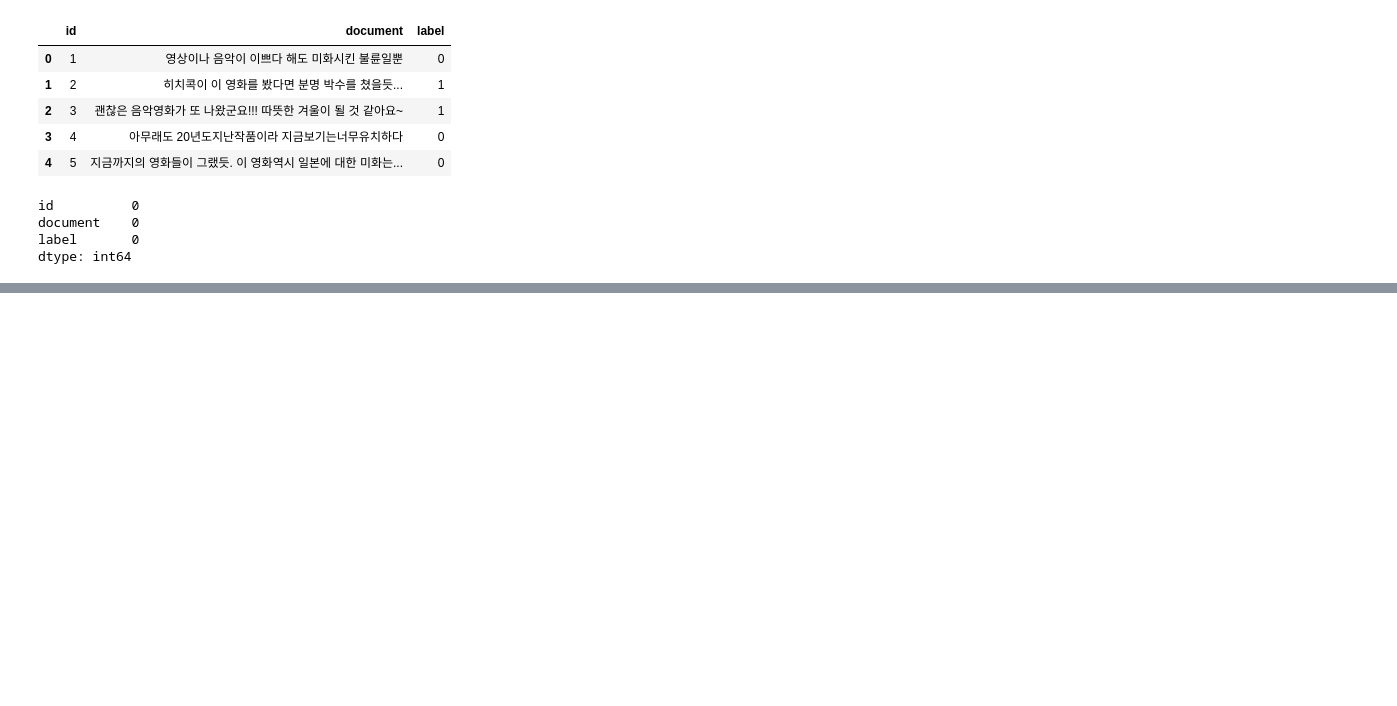
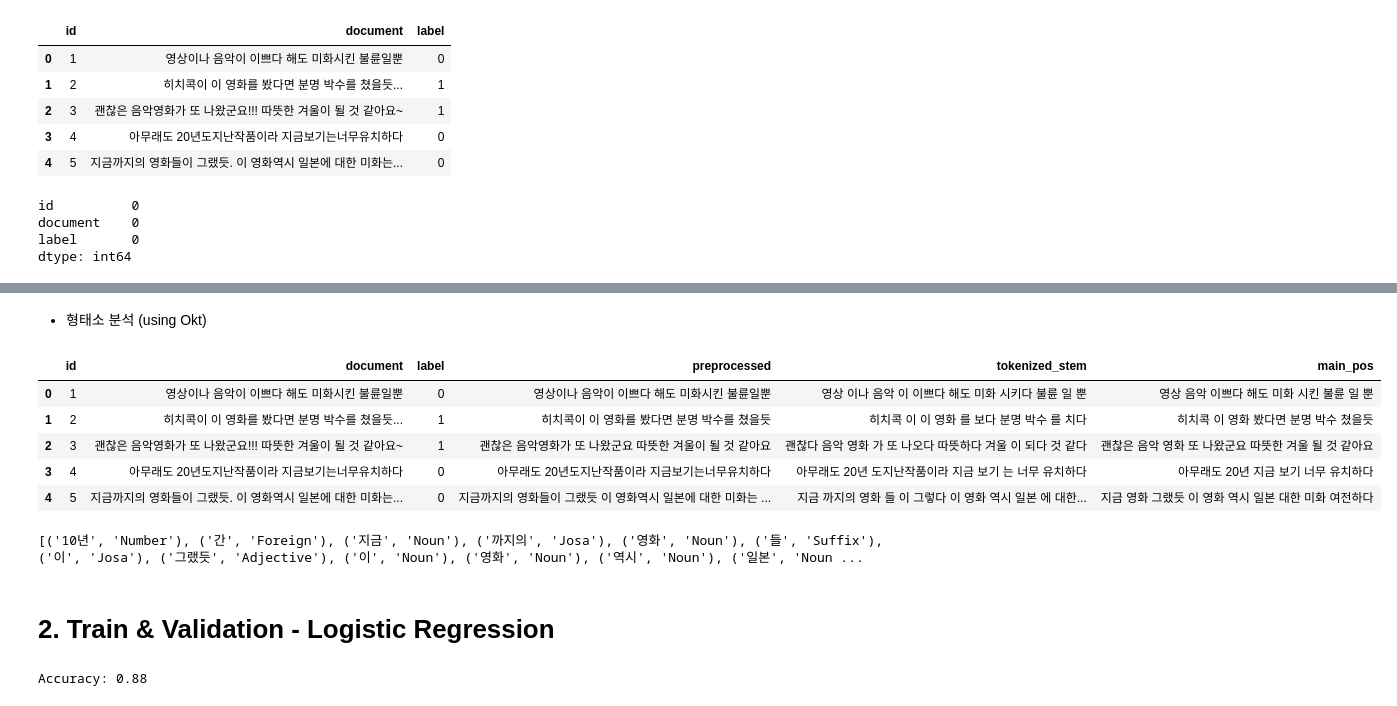
Before and after one commit to leejonghyeong/MovieSentimentalAnalysis, a Jupyter notebook: Sentimental_Analysis.ipynb, the cells around one changed output, grey strips where cells are left out. Saved outputs shown, nothing was run; the diff lists cells and outputs as text; code cells hidden in the pictures; blank space fills up the shorter version.

```diff
--- a/Sentimental_Analysis.ipynb
+++ b/Sentimental_Analysis.ipynb
@@ -90,8 +102,0 @@ data["tokenized_stem"] = pd.DataFrame(tokenized) # 리스트를 데이터프레
-# %%
-main_pos = [] # 데이터프레임의 새 컬럼이 될 리스트
-for sentence in data['spaced']: # 리뷰들을 하나씩 가져옵니다
-    pos = okt.pos(sentence) # 형태소 분석을 진행하고 해당 리스트를 pos라는 변수로 받습니다
-    main_words = [word_pos[0] for word_pos in pos if word_pos[1] not in ("Josa", "Number", "Foreign", "Suffix")] # 가져오고자 하는 품사에 해당하면 해당 형태소를 main_words 리스트에 추가합니다.
-    main_words_str = " ".join(main_words) # main_words 리스트 안의 형태소들을 띄어쓰기로 분리된 하나의 문자열로 join시켜줍니다.
-    main_pos.append(main_words_str) # 선택한 형태소들로 이루어진 문자열을 최종 리스트에 추가해줍니다
-data["main_pos"] = pd.DataFrame(main_pos) # 리스트를 데이터프레임으로 변환해 main_pos라는 컬럼명으로 추가해줍니다.
@@ -259,0 +107,5 @@ data.sample(n=5)
+# %%
+#학습 셋 전처리
+data['document'] = data['document'].str.lower()
+data['preprocessed'] = data['document'].str.replace("[^ㄱ-ㅎㅏ-ㅣ가-힣0-9a-z ]"," ") # 특수문자를 공백으로 치환
+data.sample(5)
@@ -259,0 +128,2 @@ data.sample(n=5)
+# %% [markdown]
+* 형태소 분석 (using Okt)
@@ -259,0 +140,25 @@ data.sample(n=5)
+# %%
+main_pos = [] # 데이터프레임의 새 컬럼이 될 리스트
+for sentence in data['preprocessed']: # 리뷰들을 하나씩 가져옵니다
+    pos = okt.pos(sentence) # 형태소 분석을 진행하고 해당 리스트를 pos라는 변수로 받습니다
+    main_words = [word_pos[0] for word_pos in pos if word_pos[1] not in ("Josa", "Foreign", "Suffix")] # 가져오고자 하는 품사에 해당하면 해당 형태소를 main_words 리스트에 추가합니다.
+    main_words_str = " ".join(main_words) # main_words 리스트 안의 형태소들을 띄어쓰기로 분리된 하나의 문자열로 join시켜줍니다.
+    main_pos.append(main_words_str) # 선택한 형태소들로 이루어진 문자열을 최종 리스트에 추가해줍니다
+data["main_pos"] = pd.DataFrame(main_pos) # 리스트를 데이터프레임으로 변환해 main_pos라는 컬럼명으로 추가해줍니다.
+# %%
+data.head(5)
+# %% [output]
+|  | id | document | label | preprocessed | tokenized_stem | main_pos |
+| 0 | 1 | 영상이나 음악이 이쁘다 해도 미화시킨 불륜일뿐 | 0 | 영상이나 음악이 이쁘다 해도 미화시킨 불륜일뿐 | 영상 이나 음악 이 이쁘다 해도 미화 시키다 불륜 일 뿐 | 영상 음악 이쁘다 해도 미화 시킨 불륜 일 뿐 |
+| 1 | 2 | 히치콕이 이 영화를 봤다면 분명 박수를 쳤을듯... | 1 | 히치콕이 이 영화를 봤다면 분명 박수를 쳤을듯 | 히치콕 이 이 영화 를 보다 분명 박수 를 치다 | 히치콕 이 영화 봤다면 분명 박수 쳤을듯 |
+| 2 | 3 | 괜찮은 음악영화가 또 나왔군요!!! 따뜻한 겨울이 될 것 같아요~ | 1 | 괜찮은 음악영화가 또 나왔군요 따뜻한 겨울이 될 것 같아요 | 괜찮다 음악 영화 가 또 나오다 따뜻하다 겨울 이 되다 것 같다 | 괜찮은 음악 영화 또 나왔군요 따뜻한 겨울 될 것 같아요 |
+| 3 | 4 | 아무래도 20년도지난작품이라 지금보기는너무유치하다 | 0 | 아무래도 20년도지난작품이라 지금보기는너무유치하다 | 아무래도 20년 도지난작품이라 지금 보기 는 너무 유치하다 | 아무래도 20년 지금 보기 너무 유치하다 |
+| 4 | 5 | 지금까지의 영화들이 그랬듯. 이 영화역시 일본에 대한 미화는... | 0 | 지금까지의 영화들이 그랬듯 이 영화역시 일본에 대한 미화는 ... | 지금 까지의 영화 들 이 그렇다 이 영화 역시 일본 에 대한... | 지금 영화 그랬듯 이 영화 역시 일본 대한 미화 여전하다 |
+# %%
+txt = '10년간 지금까지의 영화들이 그랬듯 이 영화 역시 일본에 대한 미화는 여전하다'
+pos = okt.pos(txt)
+print(pos)
+# %% [output]
+[('10년', 'Number'), ('간', 'Foreign'), ('지금', 'Noun'), ('까지의', 'Josa'), ('영화', 'Noun'), ('들', 'Suffix'), ('이', 'Josa'), ('그랬듯', 'Adjective'), ('이', 'Noun'), ('영화', 'Noun'), ('역시', 'Noun'), ('일본', 'Noun ...
+# %% [markdown]
+# 2. Train & Validation - Logistic Regression
@@ -259,0 +170,11 @@ data.sample(n=5)
+# %%
+vectorizer = TfidfVectorizer(min_df=0.0, analyzer="char", sublinear_tf=True, ngram_range=(1, 3), max_features=None)
+
+X_train = vectorizer.fit_transform(train)
+X_eval = vectorizer.transform(val)
+lgs = LogisticRegression(class_weight='balanced')
+lgs.fit(X_train, y_train)
+predicted = lgs.predict(X_eval)
+print(f"Accuracy: {lgs.score(X_eval, y_eval)}" )
+# %% [output]
+Accuracy: 0.88
```
Also changed, not shown: parts of 37 cells of this notebook.
